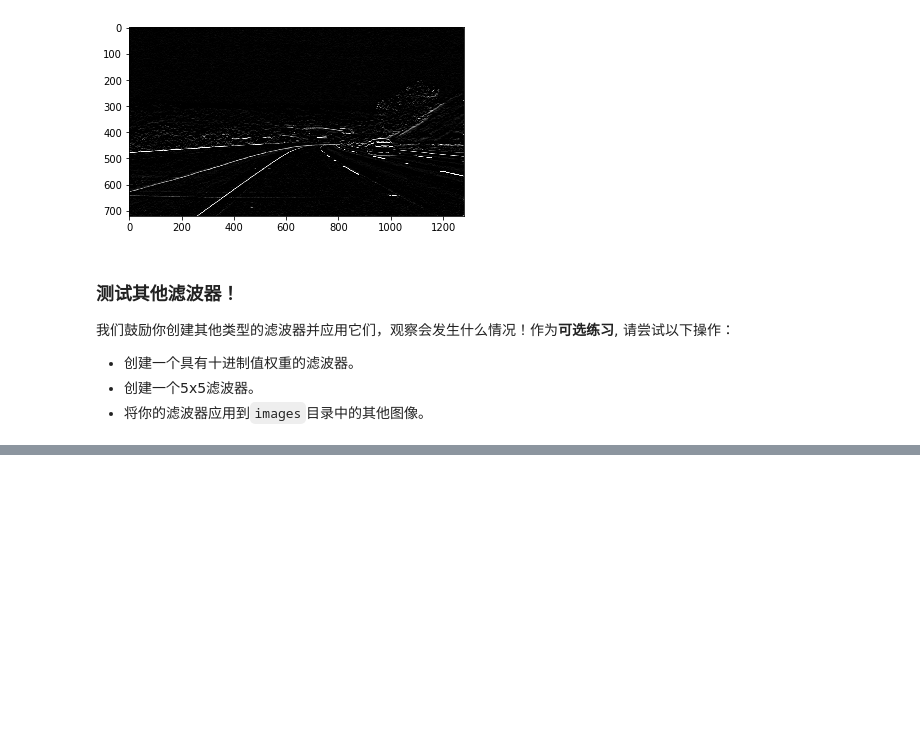
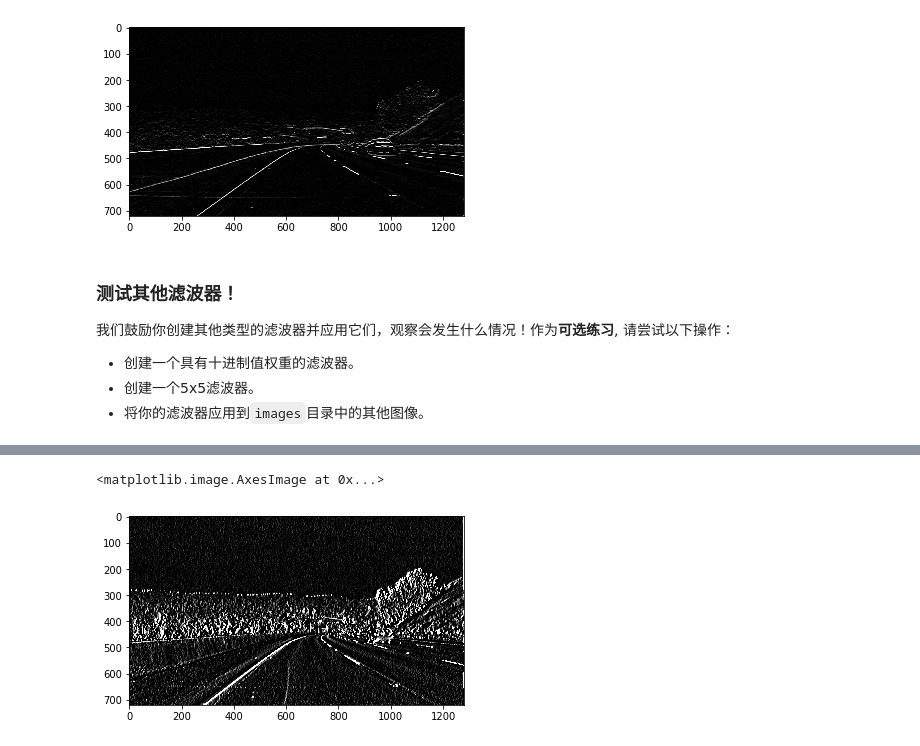
Before and after one commit to bunuli12138/uda_DL, a Jupyter notebook: course_3_CNNs/custome_filter/Finding Edges and Custom Kernels-zh.ipynb, the cells around one changed output, grey strips where cells are left out. Saved outputs shown, nothing was run; the diff lists cells and outputs as text; code cells hidden in the pictures; blank space fills up the shorter version.

```diff
--- a/course_3_CNNs/custome_filter/Finding Edges and Custom Kernels-zh.ipynb
+++ b/course_3_CNNs/custome_filter/Finding Edges and Custom Kernels-zh.ipynb
@@ -82,0 +83,15 @@ plt.imshow(filtered_image_custom, cmap='gray')
+# %%
+# 5x5 array for edge detection
+sobel_custom = np.array([[2,4,6,4,2],
+                         [1,2,3,2,1],
+                         [0,0,0,0,0],
+                         [-1,-2,-3,-2,-1],
+                         [-2,-4,-6,-4,-2]]).T
+
+# Filter the image using filter2D, which has inputs: (grayscale image, bit-depth, kernel)
+filtered_image_custom = cv2.filter2D(gray, -1, sobel_custom)
+
+plt.imshow(filtered_image_custom, cmap='gray')
+# %% [output]
+<matplotlib.image.AxesImage at 0x...>
+[figure, added]
```
Also changed, not shown: parts of 1 cell of this notebook, 6 other files.
